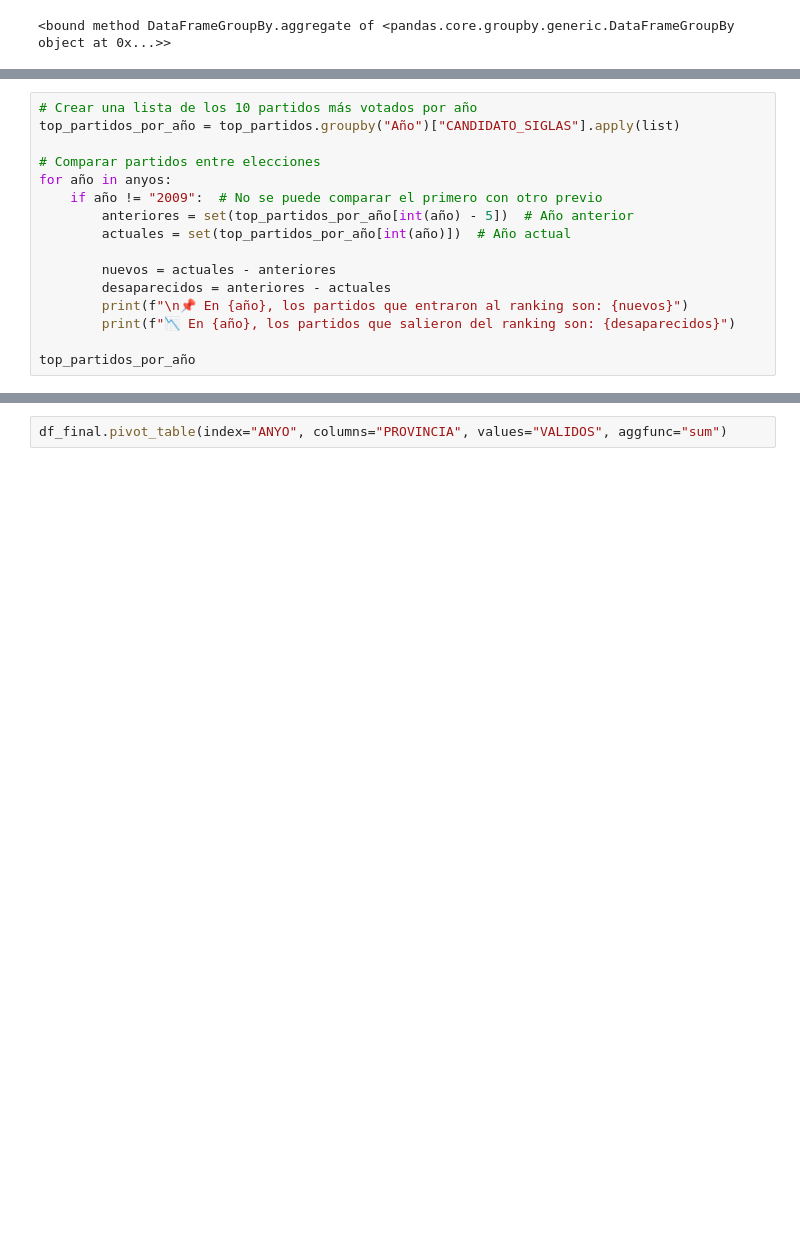
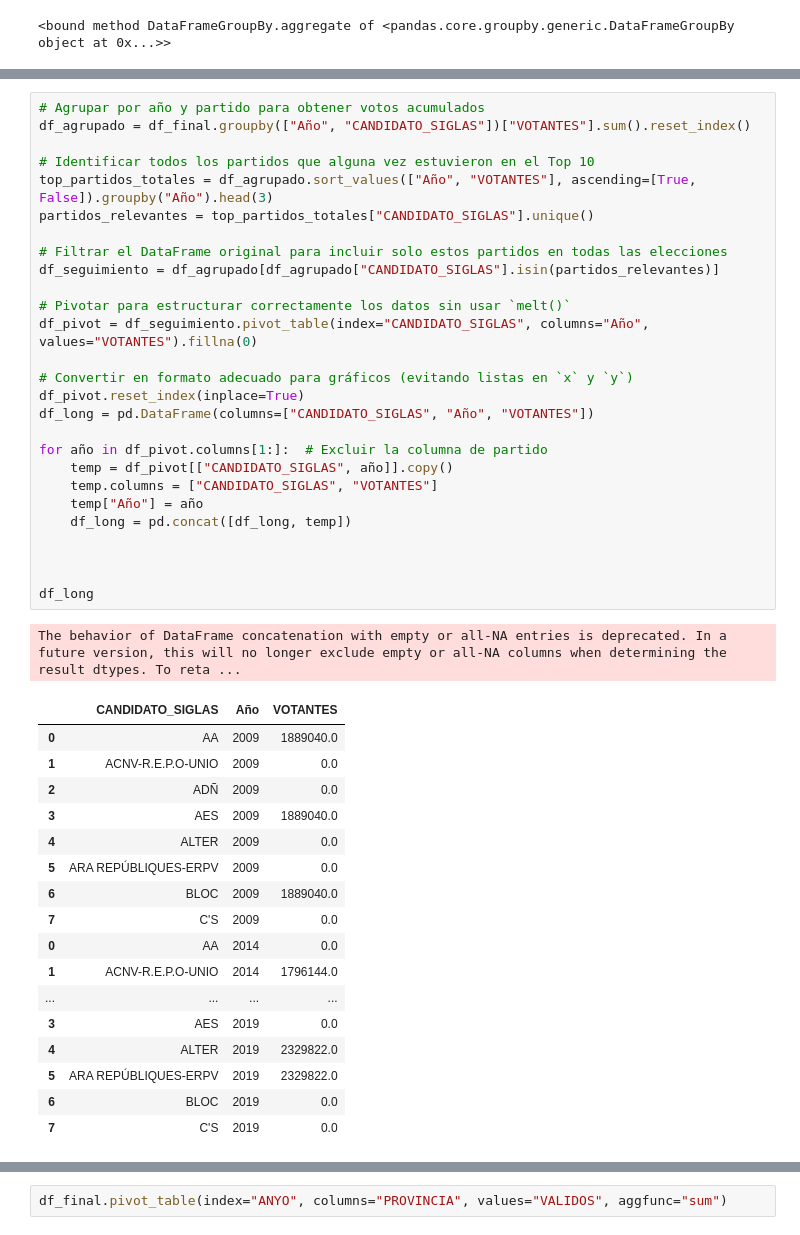
Before and after one commit to amonsalvec/Proyecto_DS_ELECCIONES, a Jupyter notebook: py/analisis.ipynb, the cells around one changed output, grey strips where cells are left out. Cells and saved outputs as stored; diff of their text form; blank space fills up the shorter version.

Commit message:
nuevo

```diff
--- a/py/analisis.ipynb
+++ b/py/analisis.ipynb
@@ -324,16 +296,0 @@ print(top_partidos[["Año", "CANDIDATO_SIGLAS", "VOTANTES"]])
-# %%
-# Crear una lista de los 10 partidos más votados por año
-top_partidos_por_año = top_partidos.groupby("Año")["CANDIDATO_SIGLAS"].apply(list)
-
-# Comparar partidos entre elecciones
-for año in anyos:
-    if año != "2009":  # No se puede comparar el primero con otro previo
-        anteriores = set(top_partidos_por_año[int(año) - 5])  # Año anterior
-        actuales = set(top_partidos_por_año[int(año)])  # Año actual
-
-        nuevos = actuales - anteriores
-        desaparecidos = anteriores - actuales
-        print(f"\n📌 En {año}, los partidos que entraron al ranking son: {nuevos}")
-        print(f"📉 En {año}, los partidos que salieron del ranking son: {desaparecidos}")
-
-top_partidos_por_año
@@ -407,0 +302,46 @@ fig.show()
+# %%
+# Agrupar por año y partido para obtener votos acumulados
+df_agrupado = df_final.groupby(["Año", "CANDIDATO_SIGLAS"])["VOTANTES"].sum().reset_index()
+
+# Identificar todos los partidos que alguna vez estuvieron en el Top 10
+top_partidos_totales = df_agrupado.sort_values(["Año", "VOTANTES"], ascending=[True, False]).groupby("Año").head(3)
+partidos_relevantes = top_partidos_totales["CANDIDATO_SIGLAS"].unique()
+
+# Filtrar el DataFrame original para incluir solo estos partidos en todas las elecciones
+df_seguimiento = df_agrupado[df_agrupado["CANDIDATO_SIGLAS"].isin(partidos_relevantes)]
+
+# Pivotar para estructurar correctamente los datos sin usar `melt()`
+df_pivot = df_seguimiento.pivot_table(index="CANDIDATO_SIGLAS", columns="Año", values="VOTANTES").fillna(0)
+
+# Convertir en formato adecuado para gráficos (evitando listas en `x` y `y`)
+df_pivot.reset_index(inplace=True)
+df_long = pd.DataFrame(columns=["CANDIDATO_SIGLAS", "Año", "VOTANTES"])
+
+for año in df_pivot.columns[1:]:  # Excluir la columna de partido
+    temp = df_pivot[["CANDIDATO_SIGLAS", año]].copy()
+    temp.columns = ["CANDIDATO_SIGLAS", "VOTANTES"]
+    temp["Año"] = año
+    df_long = pd.concat([df_long, temp])
+
+
+
+df_long
+# %% [output]
+The behavior of DataFrame concatenation with empty or all-NA entries is deprecated. In a future version, this will no longer exclude empty or all-NA columns when determining the result dtypes. To reta ...
+|  | CANDIDATO_SIGLAS | Año | VOTANTES |
+| 0 | AA | 2009 | 1889040.0 |
+| 1 | ACNV-R.E.P.O-UNIO | 2009 | 0.0 |
+| 2 | ADÑ | 2009 | 0.0 |
+| 3 | AES | 2009 | 1889040.0 |
+| 4 | ALTER | 2009 | 0.0 |
+| 5 | ARA REPÚBLIQUES-ERPV | 2009 | 0.0 |
+| 6 | BLOC | 2009 | 1889040.0 |
+| 7 | C'S | 2009 | 0.0 |
+| 0 | AA | 2014 | 0.0 |
+| 1 | ACNV-R.E.P.O-UNIO | 2014 | 1796144.0 |
+| ... | ... | ... | ... |
+| 3 | AES | 2019 | 0.0 |
+| 4 | ALTER | 2019 | 2329822.0 |
+| 5 | ARA REPÚBLIQUES-ERPV | 2019 | 2329822.0 |
+| 6 | BLOC | 2019 | 0.0 |
+| 7 | C'S | 2019 | 0.0 |
```
Also changed, not shown: parts of 19 cells of this notebook, 3 other files.
